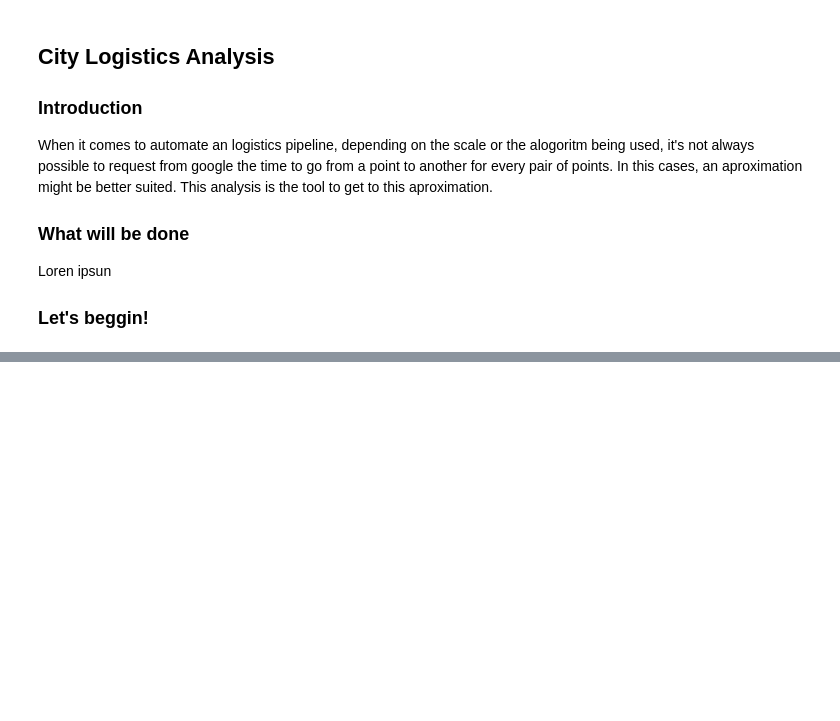
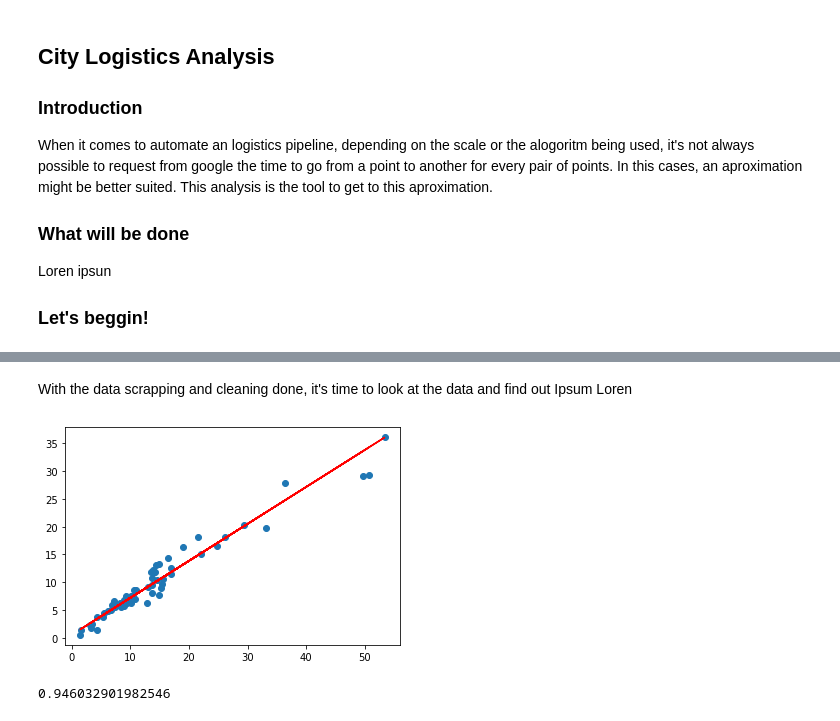
Before and after one commit to vdresch/StraightlineToRealworld_logisics, a Jupyter notebook: analysis.ipynb, the cells around one changed output, grey strips where cells are left out. Cells and saved outputs as stored; diff of their text form; code cells hidden in the pictures; blank space fills up the shorter version.

```diff
--- a/analysis.ipynb
+++ b/analysis.ipynb
@@ -94,0 +150,17 @@ plt.show()
+# %%
+#Suport lists
+distance_maps = list()
+travel_time = list()
+
+#For every pair, we will get the travel distance and travel time
+for i, pair in sub_sample.iterrows():
+
+    route = gmaps.distance_matrix((pair['point1'].x, pair['point1'].y), (pair['point2'].x, pair['point2'].y), mode='driving')
+
+    #Append to temporary lists
+    distance_maps.append(route['rows'][0]["elements"][0]['distance']['value'])
+    travel_time.append(route['rows'][0]["elements"][0]['duration']['value'])
+
+#Add the data to the DataFrame
+sub_sample['distance_maps'] = distance_maps
+sub_sample['travel_time'] = travel_time
@@ -94,0 +169,24 @@ plt.show()
+# %%
+#Distance from meters to kilometers
+sub_sample['distance_maps'] = sub_sample['distance_maps']/1000
+#Time from seconds to minutes
+sub_sample['travel_time'] = sub_sample['travel_time']/60
+# %% [markdown]
+With the data scrapping and cleaning done, it's time to look at the data and find out Ipsum Loren
+# %%
+X = np.array(sub_sample['distance_maps']).reshape(-1, 1)
+y = np.array(sub_sample['straight_distance']).reshape(-1, 1)
+X_train, X_test, y_train, y_test = train_test_split(X, y, test_size=0.2, random_state=0)
+regressor = LinearRegression()
+regressor.fit(X_train, y_train)
+
+y_pred = regressor.predict(X_test)
+
+plt.scatter(X_test, y_test)
+plt.plot(X_test, y_pred, color ='red')
+
+plt.show()
+print(regressor.score(X_test, y_test))
+# %% [output]
+[figure, added]
+0.946032901982546
```
Also changed, not shown: parts of 28 cells of this notebook, 3 other files.
